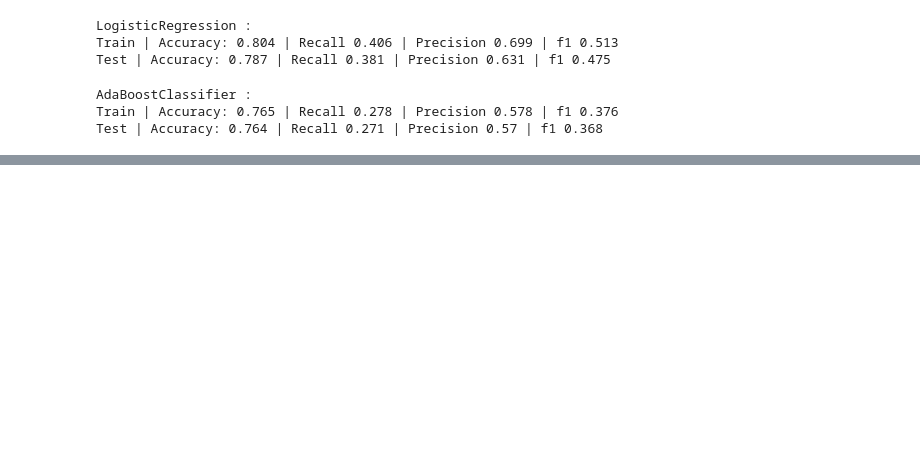
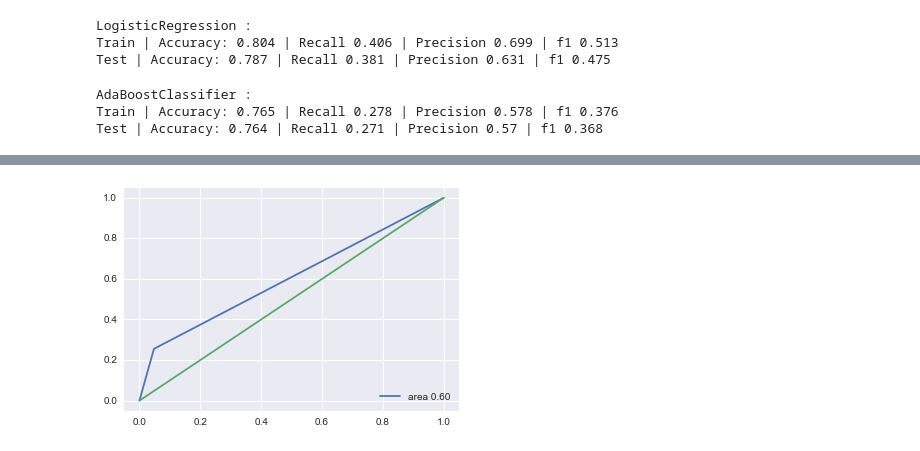
Before and after one commit to Charlotte1904/Yelp-Reviews, a Jupyter notebook: 4_Text-Classfication.ipynb, the cells around one changed output, grey strips where cells are left out. Drawn from its saved outputs; the diff is of its cells as text; code cells hidden in the pictures; blank space fills up the shorter version.

```diff
--- a/4_Text-Classfication.ipynb
+++ b/4_Text-Classfication.ipynb
@@ -89,2 +233,2 @@ logit = LogisticRegression()
 # %%
-fit_model(svc, vect_X_train, y_train,vect_X_test, y_test)
+fit_model(ada_tuned, vect_X_train, y_train,vect_X_test, y_test)
@@ -463,0 +267,4 @@ def modifyRatingsDataset(self):
+# %%
+plot_roc(y_test, logit_test_pred )
+# %% [output]
+[figure, added]
```
Also changed, not shown: parts of 85 cells of this notebook, 3 other files.
